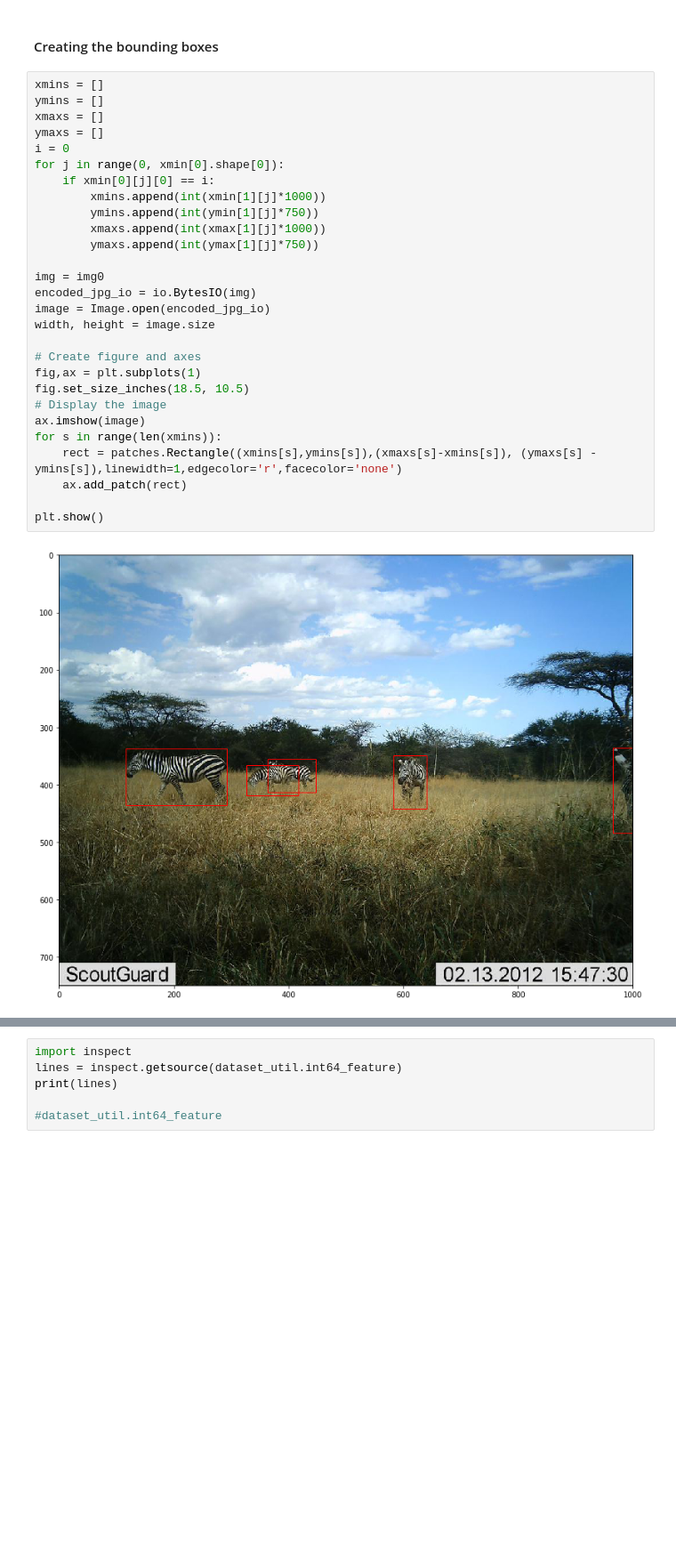
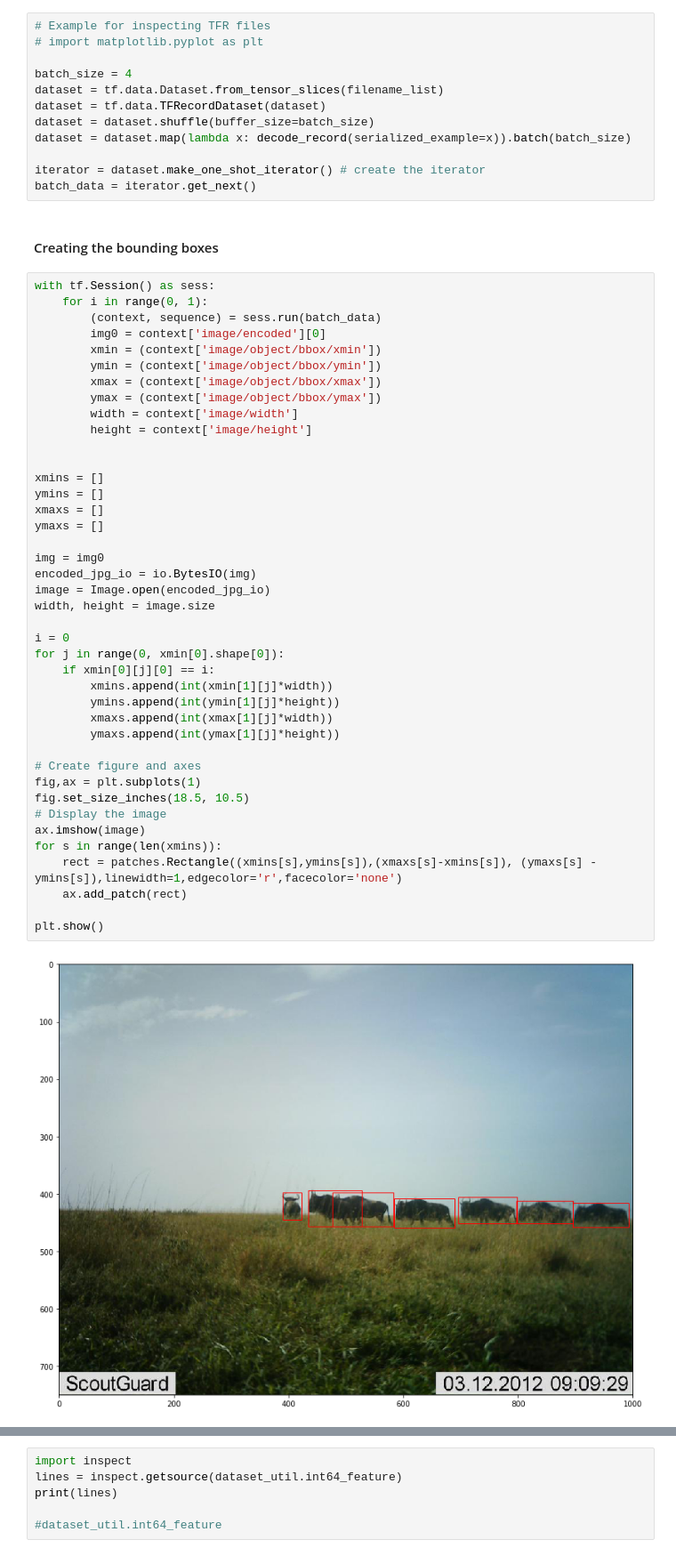
Before and after one commit to Manish-rai21bit/camera-trap-detection, a Jupyter notebook: Data_Model.ipynb, the cells around one changed output, grey strips where cells are left out. Shown at 89% size. Drawn from its saved outputs; the diff is of its cells as text; blank space fills up the shorter version.

Commit message:
fixing iterator for TFRecord decoder

```diff
--- a/Data_Model.ipynb
+++ b/Data_Model.ipynb
@@ -413,32 +363,57 @@ plt.show()
+# %%
+# Example for inspecting TFR files
+# import matplotlib.pyplot as plt
+
+batch_size = 4
+dataset = tf.data.Dataset.from_tensor_slices(filename_list)
+dataset = tf.data.TFRecordDataset(dataset)
+dataset = dataset.shuffle(buffer_size=batch_size)
+dataset = dataset.map(lambda x: decode_record(serialized_example=x)).batch(batch_size)
+
+iterator = dataset.make_one_shot_iterator() # create the iterator
+batch_data = iterator.get_next()
 # %% [markdown]
 #### Creating the bounding boxes
 # %%
+with tf.Session() as sess:
+    for i in range(0, 1):
+        (context, sequence) = sess.run(batch_data)
+        img0 = context['image/encoded'][0]
+        xmin = (context['image/object/bbox/xmin'])
+        ymin = (context['image/object/bbox/ymin'])
+        xmax = (context['image/object/bbox/xmax'])
+        ymax = (context['image/object/bbox/ymax'])
+        width = context['image/width']
+        height = context['image/height']
+
+
 xmins = []
 ymins = []
 xmaxs = []
 ymaxs = []
-i = 0
-for j in range(0, xmin[0].shape[0]):
-    if xmin[0][j][0] == i:
-        xmins.append(int(xmin[1][j]*1000))
-        ymins.append(int(ymin[1][j]*750))
-        xmaxs.append(int(xmax[1][j]*1000))
-        ymaxs.append(int(ymax[1][j]*750))
 
 img = img0
 encoded_jpg_io = io.BytesIO(img)
 image = Image.open(encoded_jpg_io)
 width, height = image.size
+
+i = 0
+for j in range(0, xmin[0].shape[0]):
+    if xmin[0][j][0] == i:
+        xmins.append(int(xmin[1][j]*width))
+        ymins.append(int(ymin[1][j]*height))
+        xmaxs.append(int(xmax[1][j]*width))
+        ymaxs.append(int(ymax[1][j]*height))
 
 # Create figure and axes
 fig,ax = plt.subplots(1)
 fig.set_size_inches(18.5, 10.5)
 # Display the image
 ax.imshow(image)
 for s in range(len(xmins)):
     rect = patches.Rectangle((xmins[s],ymins[s]),(xmaxs[s]-xmins[s]), (ymaxs[s] - ymins[s]),linewidth=1,edgecolor='r',facecolor='none')
     ax.add_patch(rect)
 
 plt.show()
 # %% [output]
-[figure, old version]
+[figure, new version]
```
Also changed, not shown: parts of 8 cells of this notebook, 3 other files.
